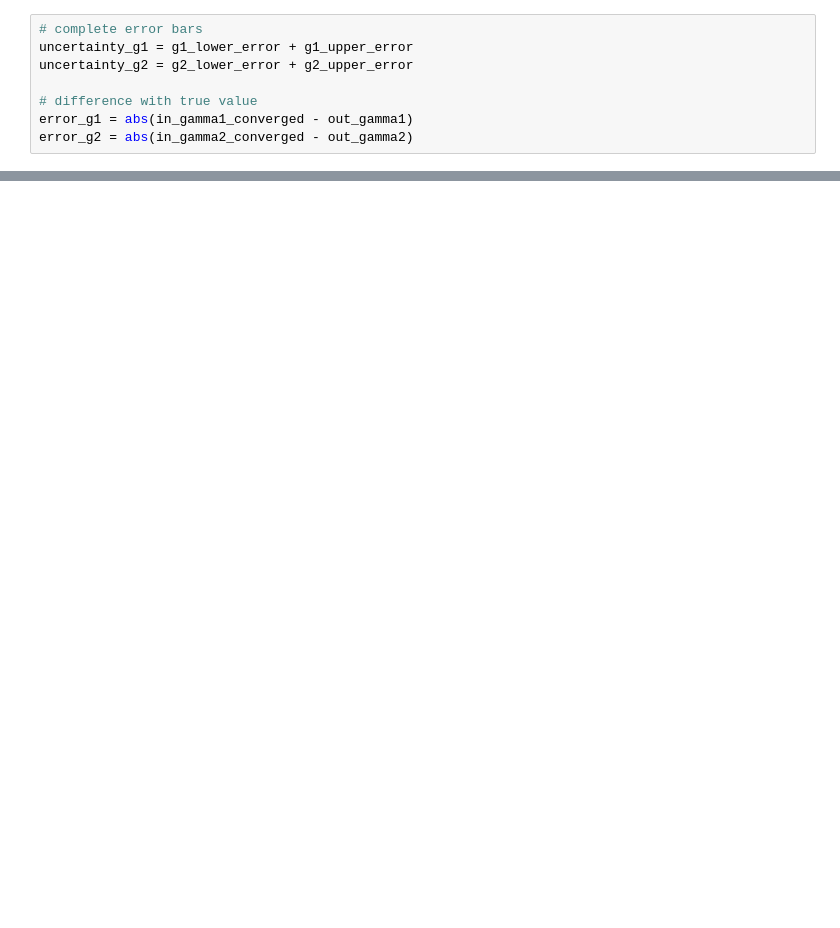
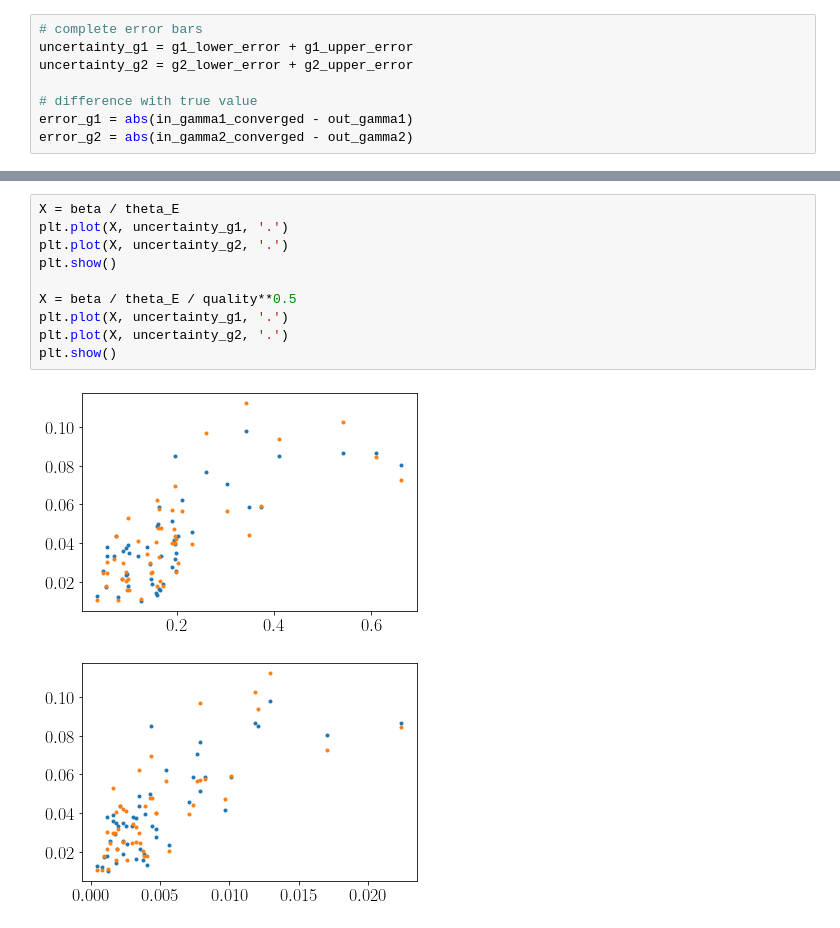
Before and after one commit to nataliehogg/analosis, a Jupyter notebook: analosis/notebooks/test_quality.ipynb, the cells around one changed output, grey strips where cells are left out. Drawn from its saved outputs; the diff is of its cells as text; blank space fills up the shorter version.

```diff
--- a/analosis/notebooks/test_quality.ipynb
+++ b/analosis/notebooks/test_quality.ipynb
@@ -193,0 +225,13 @@ plt.show()
+# %%
+X = beta / theta_E
+plt.plot(X, uncertainty_g1, '.')
+plt.plot(X, uncertainty_g2, '.')
+plt.show()
+
+X = beta / theta_E / quality**0.5
+plt.plot(X, uncertainty_g1, '.')
+plt.plot(X, uncertainty_g2, '.')
+plt.show()
+# %% [output]
+[figure, added]
+[figure, added]
```
Also changed, not shown: parts of 14 cells of this notebook.
